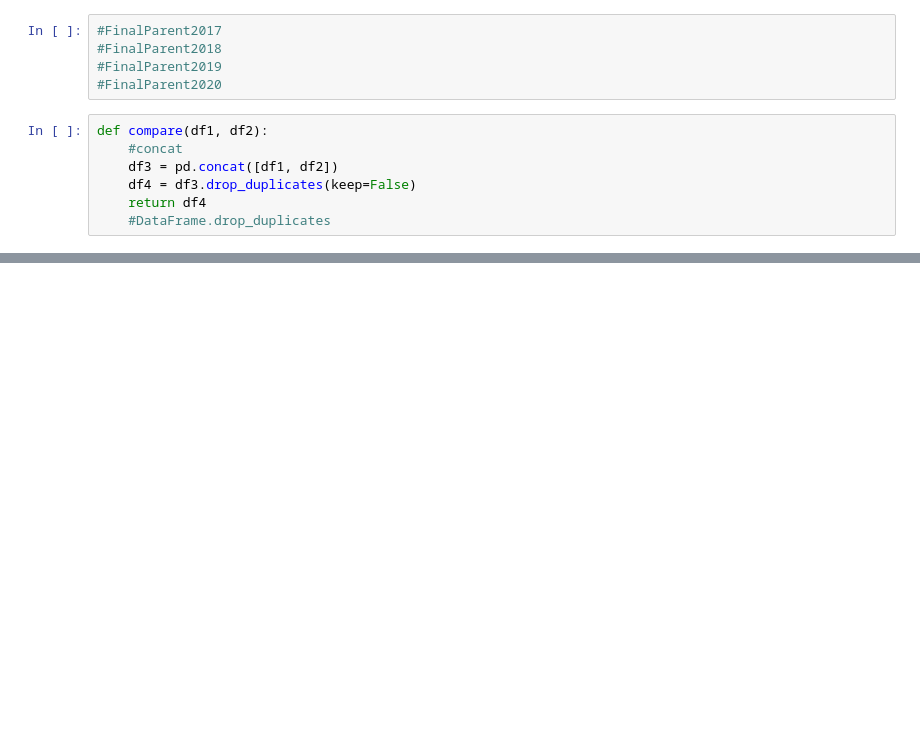
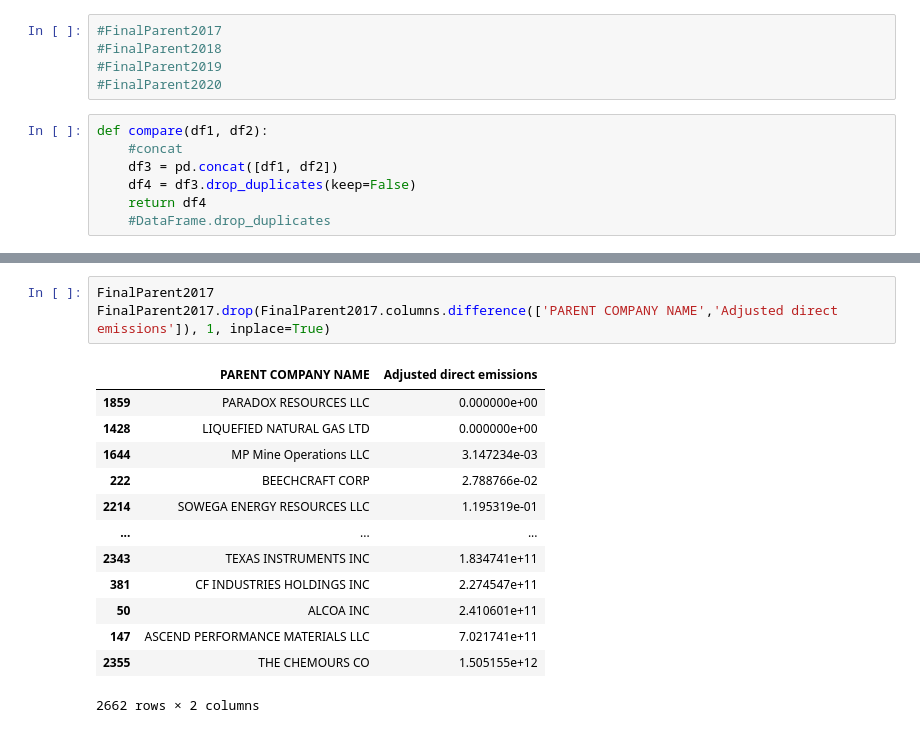
Before and after one commit to JulianTanja/HackMIT_Project, a Jupyter notebook: mit.ipynb, the cells around one changed output, grey strips where cells are left out. Cells and saved outputs as stored; diff of their text form; blank space fills up the shorter version.

```diff
--- a/mit.ipynb
+++ b/mit.ipynb
@@ -236,0 +307,17 @@ def compare(df1, df2):
+# %%
+FinalParent2017
+FinalParent2017.drop(FinalParent2017.columns.difference(['PARENT COMPANY NAME','Adjusted direct emissions']), 1, inplace=True)
+# %% [output]
+|  | PARENT COMPANY NAME | Adjusted direct emissions |
+| 1859 | PARADOX RESOURCES LLC | 0.000000e+00 |
+| 1428 | LIQUEFIED NATURAL GAS LTD | 0.000000e+00 |
+| 1644 | MP Mine Operations LLC | 3.147234e-03 |
+| 222 | BEECHCRAFT CORP | 2.788766e-02 |
+| 2214 | SOWEGA ENERGY RESOURCES LLC | 1.195319e-01 |
+| ... | ... | ... |
+| 2343 | TEXAS INSTRUMENTS INC | 1.834741e+11 |
+| 381 | CF INDUSTRIES HOLDINGS INC | 2.274547e+11 |
+| 50 | ALCOA INC | 2.410601e+11 |
+| 147 | ASCEND PERFORMANCE MATERIALS LLC | 7.021741e+11 |
+| 2355 | THE CHEMOURS CO | 1.505155e+12 |
+2662 rows × 2 columns
```
Also changed, not shown: parts of 21 cells of this notebook.
